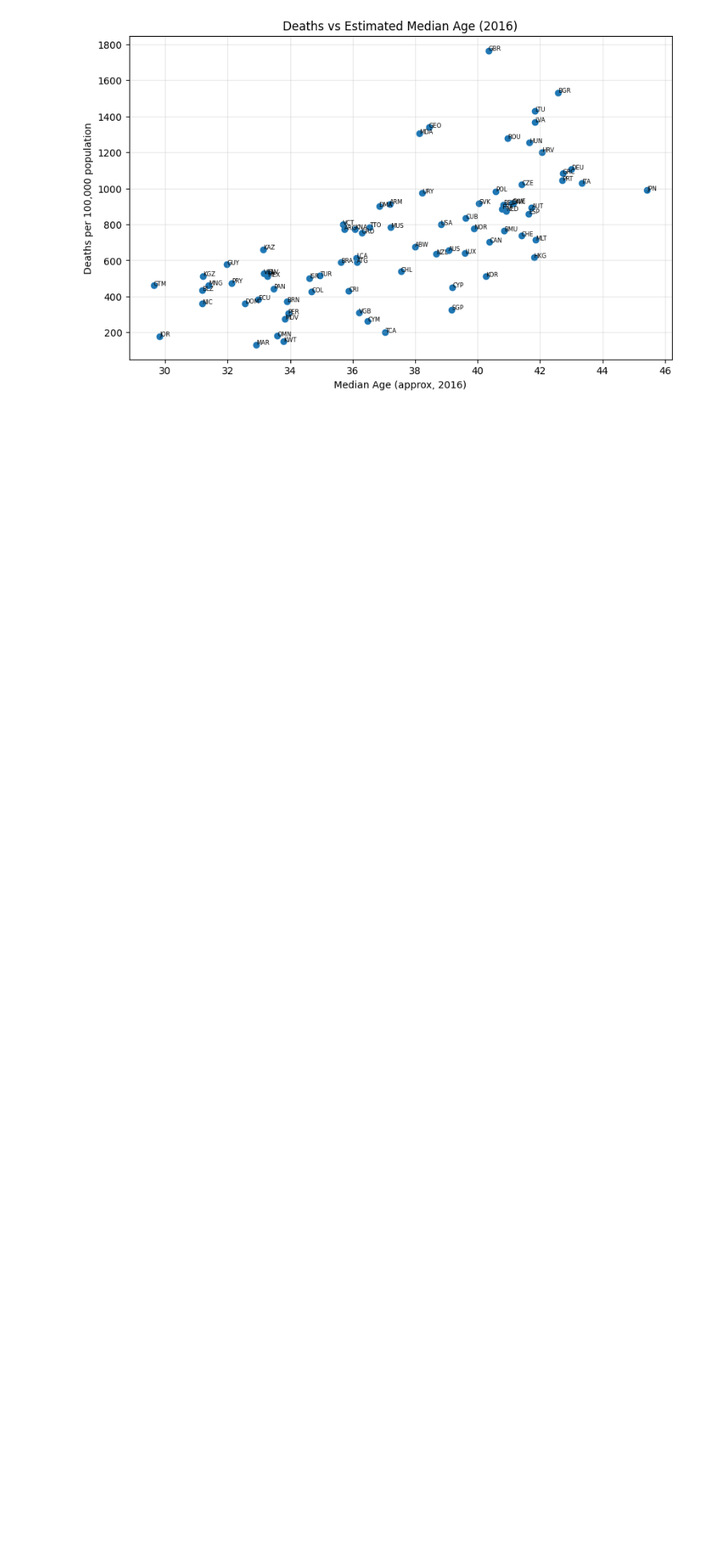
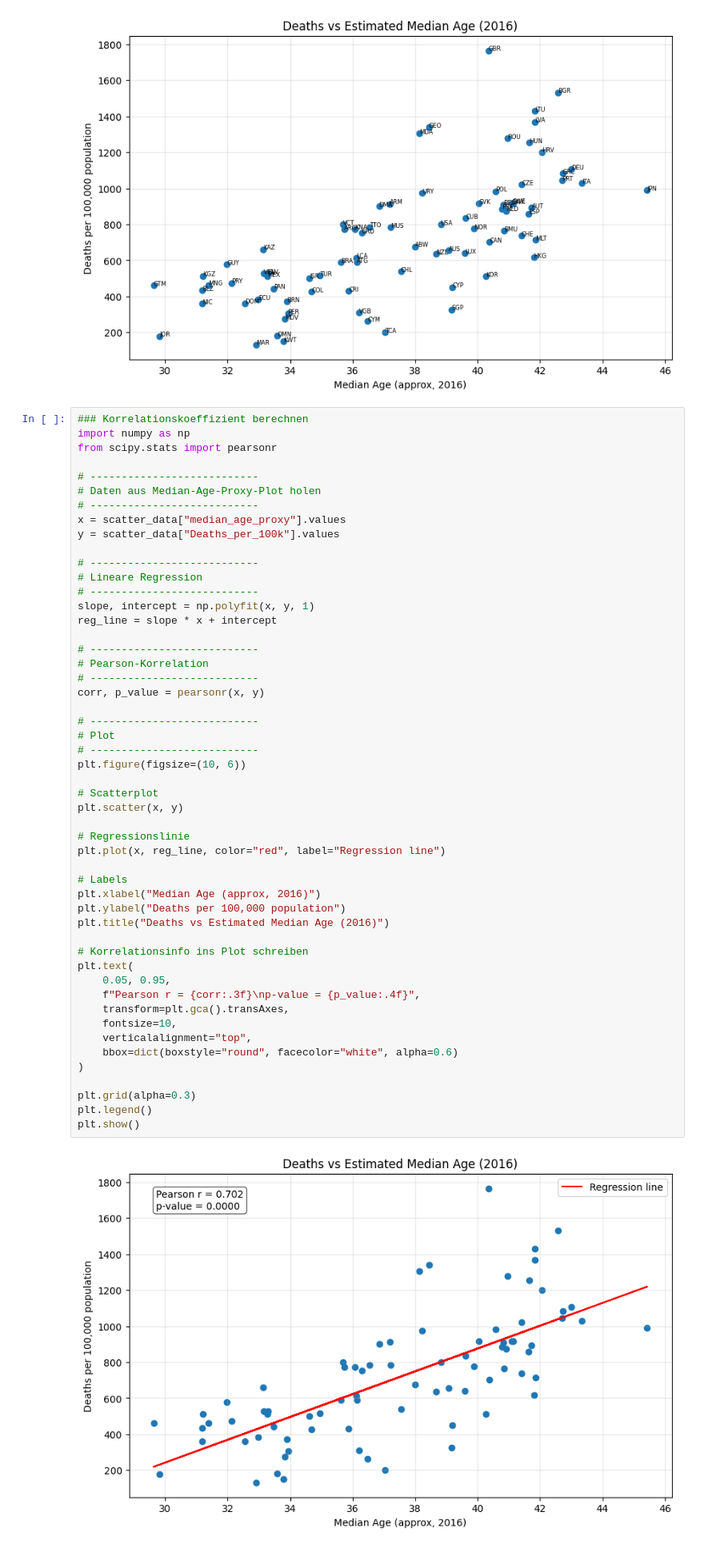
Before and after one commit to ihringerlinus/WHO_Mortality_Database, a Jupyter notebook: Übersicht.ipynb, the cells around one changed output. Shown at 80% size. Saved outputs shown, nothing was run; the diff lists cells and outputs as text; blank space fills up the shorter version.

```diff
--- a/Übersicht.ipynb
+++ b/Übersicht.ipynb
@@ -299,3 +348,56 @@ for i, row in scatter_data.iterrows():
 plt.show()
 # %% [output]
 [figure]
+# %%
+### Korrelationskoeffizient berechnen
+import numpy as np
+from scipy.stats import pearsonr
+
+# ---------------------------
+# Daten aus Median-Age-Proxy-Plot holen
+# ---------------------------
+x = scatter_data["median_age_proxy"].values
+y = scatter_data["Deaths_per_100k"].values
+
+# ---------------------------
+# Lineare Regression
+# ---------------------------
+slope, intercept = np.polyfit(x, y, 1)
+reg_line = slope * x + intercept
+
+# ---------------------------
+# Pearson-Korrelation
+# ---------------------------
+corr, p_value = pearsonr(x, y)
+
+# ---------------------------
+# Plot
+# ---------------------------
+plt.figure(figsize=(10, 6))
+
+# Scatterplot
+plt.scatter(x, y)
+
+# Regressionslinie
+plt.plot(x, reg_line, color="red", label="Regression line")
+
+# Labels
+plt.xlabel("Median Age (approx, 2016)")
+plt.ylabel("Deaths per 100,000 population")
+plt.title("Deaths vs Estimated Median Age (2016)")
+
+# Korrelationsinfo ins Plot schreiben
+plt.text(
+    0.05, 0.95,
+    f"Pearson r = {corr:.3f}\np-value = {p_value:.4f}",
+    transform=plt.gca().transAxes,
+    fontsize=10,
+    verticalalignment="top",
+    bbox=dict(boxstyle="round", facecolor="white", alpha=0.6)
+)
+
+plt.grid(alpha=0.3)
+plt.legend()
+plt.show()
+# %% [output]
+[figure, added]
```
Also changed, not shown: parts of 5 cells of this notebook.
